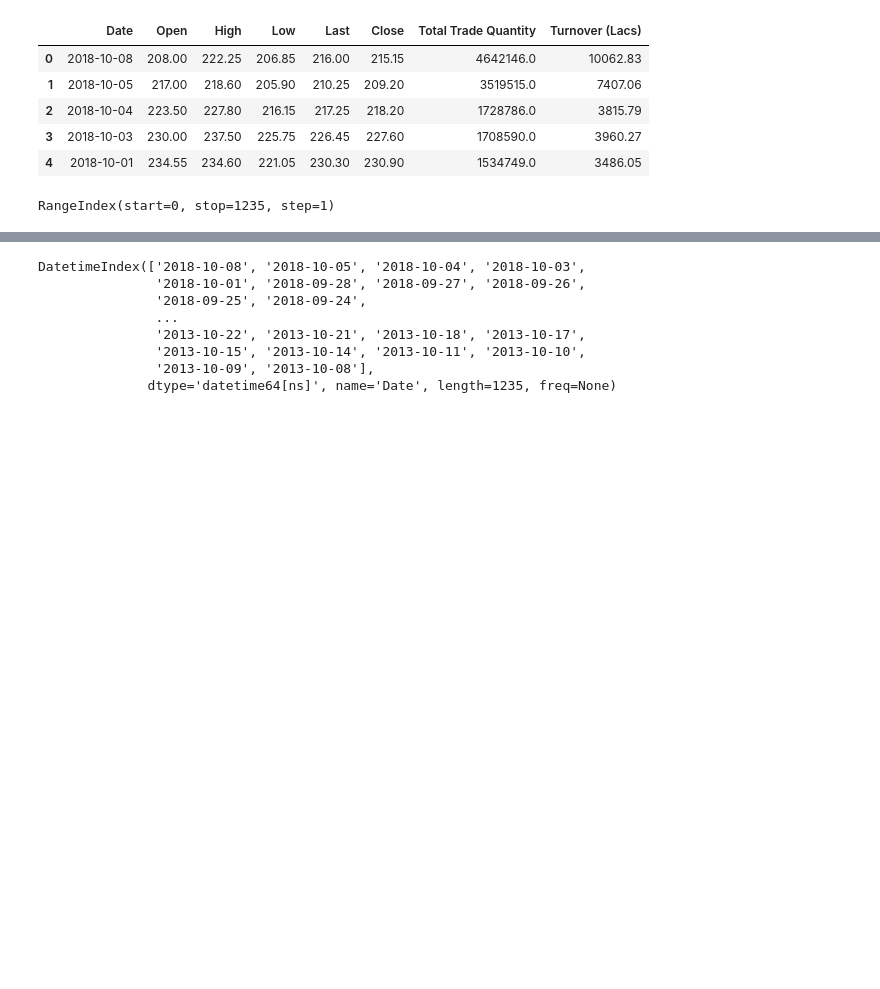
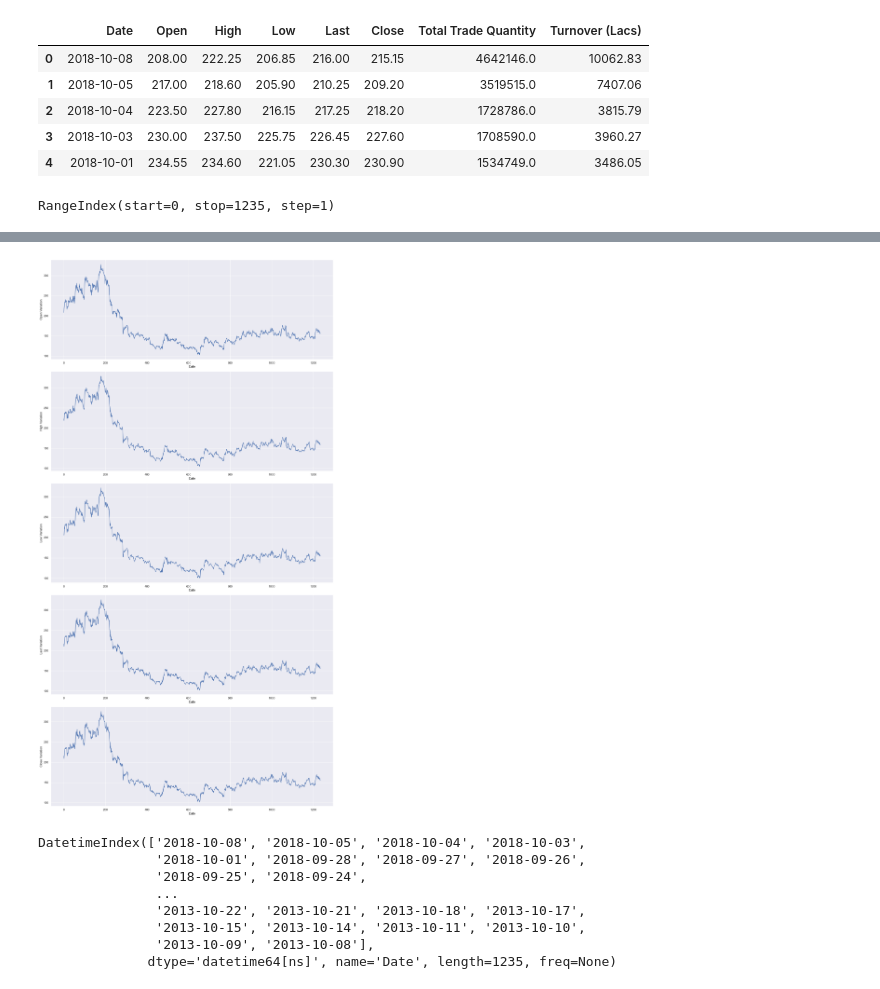
Before and after one commit to sm-sourabh/Stock-Price-Forecasting-LSTM, a Jupyter notebook: stock_pred.ipynb, the cells around one changed output, grey strips where cells are left out. Drawn from its saved outputs; the diff is of its cells as text; code cells hidden in the pictures; blank space fills up the shorter version.

```diff
--- a/stock_pred.ipynb
+++ b/stock_pred.ipynb
@@ -27,3 +82,16 @@ RangeIndex(start=0, stop=1235, step=1)
+# %%
+cols_plot=['Open','High','Low','Last','Close']
+fig,axes=plt.subplots(nrows=len(cols_plot),figsize=(16,6*len(cols_plot)))
+
+for i, col in enumerate(cols_plot):
+    df[col].plot(ax=axes[i], alpha=1)
+    axes[i].set_ylabel(col + ' Variation')
+    axes[i].set_xlabel('Date')
+
+plt.tight_layout()
+plt.show()
+# %% [output]
+[figure, added]
 # %%
 df["Date"]=pd.to_datetime(df.Date,format="%Y-%m-%d")
 df.index=df["Date"]
```
Also changed, not shown: parts of 11 cells of this notebook, 2 other files.
